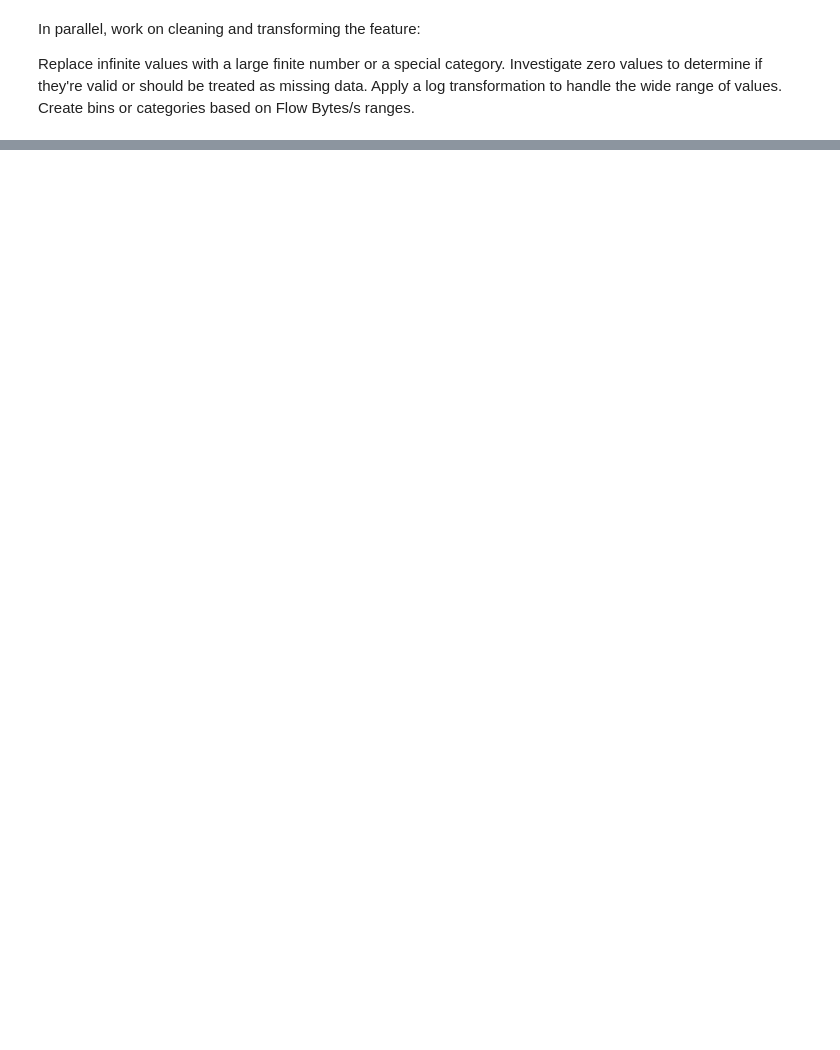
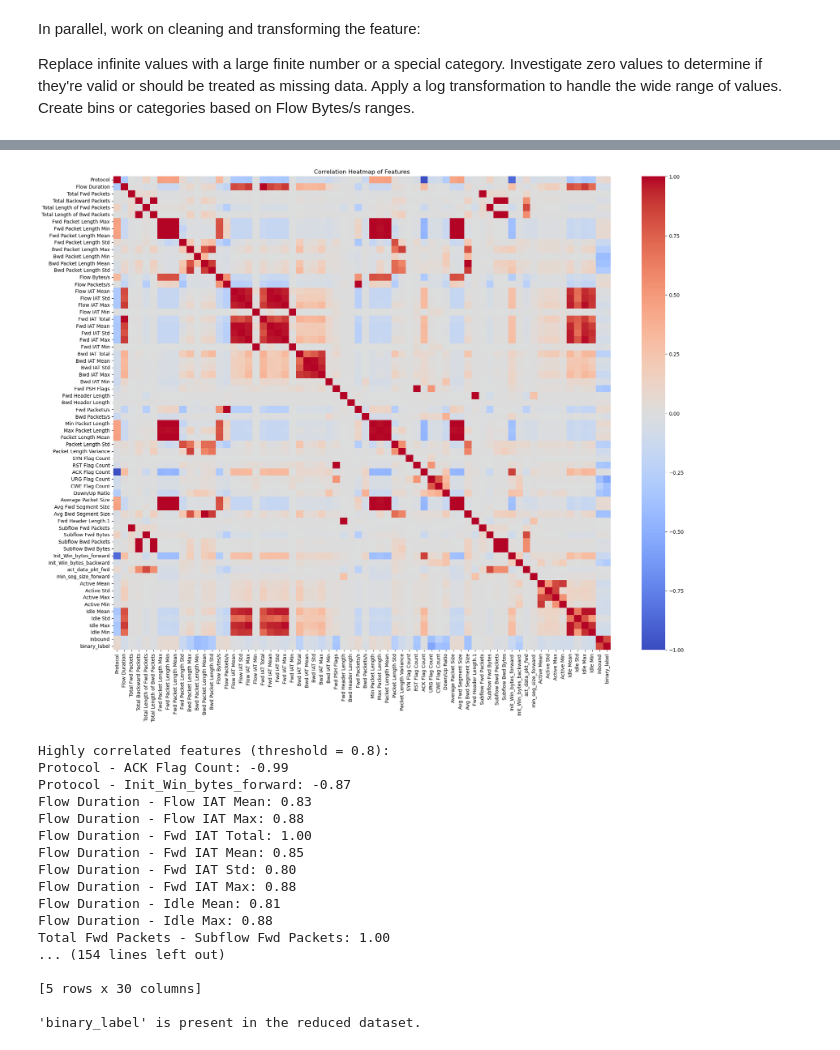
Before and after one commit to Eric-MK/nids_ddos, a Jupyter notebook: notebooks/attacks.ipynb, the cells around one changed output, grey strips where cells are left out. Saved outputs shown, nothing was run; the diff lists cells and outputs as text; code cells hidden in the pictures; blank space fills up the shorter version.

```diff
--- a/notebooks/attacks.ipynb
+++ b/notebooks/attacks.ipynb
@@ -785,0 +1129,74 @@ None
+# %%
+import matplotlib.pyplot as plt
+import seaborn as sns
+
+# Calculate the correlation matrix
+correlation_matrix = data_attack.corr()
+
+# Set up the matplotlib figure
+plt.figure(figsize=(20, 16))
+
+# Create a heatmap of the correlation matrix
+sns.heatmap(correlation_matrix, annot=False, cmap='coolwarm', vmin=-1, vmax=1, center=0)
+plt.title('Correlation Heatmap of Features')
+plt.tight_layout()
+plt.show()
+
+# Function to print highly correlated features
+def print_highly_correlated_features(correlation_matrix, threshold=0.8):
+    high_corr = np.where(np.abs(correlation_matrix) > threshold)
+    high_corr_list = [(correlation_matrix.index[x], correlation_matrix.columns[y], correlation_matrix.iloc[x, y])
+                      for x, y in zip(*high_corr) if x != y and x < y]
+
+    print(f"Highly correlated features (threshold = {threshold}):")
+    for feat1, feat2, corr in high_corr_list:
+        print(f"{feat1} - {feat2}: {corr:.2f}")
+
+    return high_corr_list
+
+# Print highly correlated features
+high_corr_list = print_highly_correlated_features(correlation_matrix, threshold=0.8)
+
+# Identify features to remove, excluding the target variable
+features_to_remove = set()
+for feat1, feat2, _ in high_corr_list:
+    if feat2 != 'binary_label' and feat1 != 'binary_label':
+        features_to_remove.add(feat2)
+
+print("\nFeatures suggested for removal:")
+print(features_to_remove)
+
+# Create a new dataset with reduced features
+data_reduced = data_attack.drop(columns=list(features_to_remove))
+
+print(f"\nOriginal number of features: {data_attack.shape[1]}")
+print(f"Number of features after removing highly correlated ones: {data_reduced.shape[1]}")
+
+# Display the first few rows of the reduced dataset
+print("\nFirst few rows of the reduced dataset:")
+print(data_reduced.head())
+
+# Confirm that 'binary_label' is still in the dataset
+if 'binary_label' in data_reduced.columns:
+    print("\n'binary_label' is present in the reduced dataset.")
+else:
+    print("\nWARNING: 'binary_label' is not in the reduced dataset!")
+# %% [output]
+[figure, added]
+Highly correlated features (threshold = 0.8):
+Protocol - ACK Flag Count: -0.99
+Protocol - Init_Win_bytes_forward: -0.87
+Flow Duration - Flow IAT Mean: 0.83
+Flow Duration - Flow IAT Max: 0.88
+Flow Duration - Fwd IAT Total: 1.00
+Flow Duration - Fwd IAT Mean: 0.85
+Flow Duration - Fwd IAT Std: 0.80
+Flow Duration - Fwd IAT Max: 0.88
+Flow Duration - Idle Mean: 0.81
+Flow Duration - Idle Max: 0.88
+Total Fwd Packets - Subflow Fwd Packets: 1.00
+... (154 lines left out)
+
+[5 rows x 30 columns]
+
+'binary_label' is present in the reduced dataset.
```
Also changed, not shown: parts of 26 cells of this notebook.
